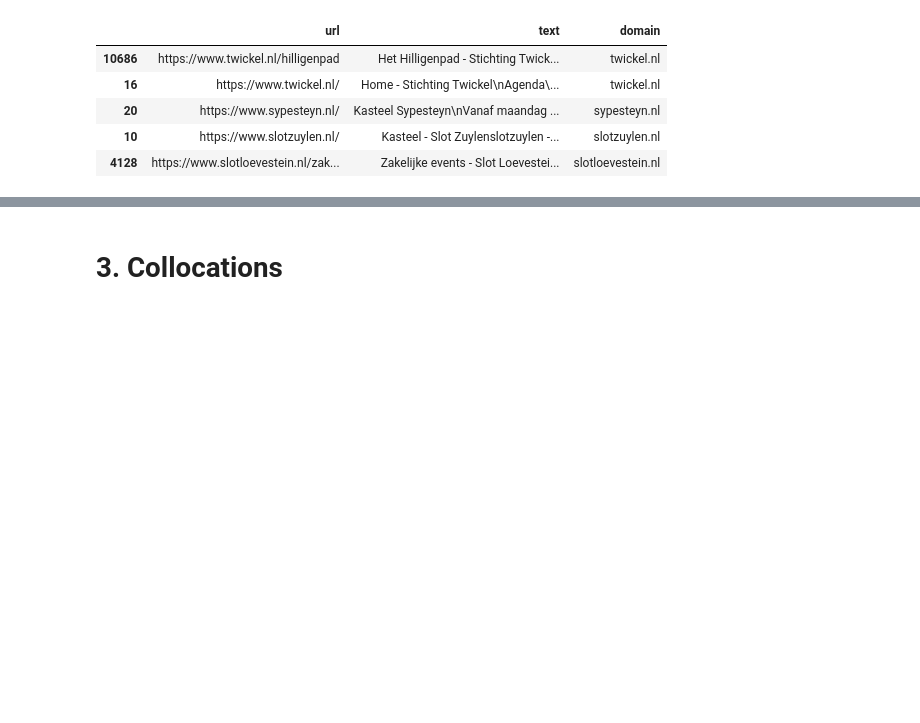
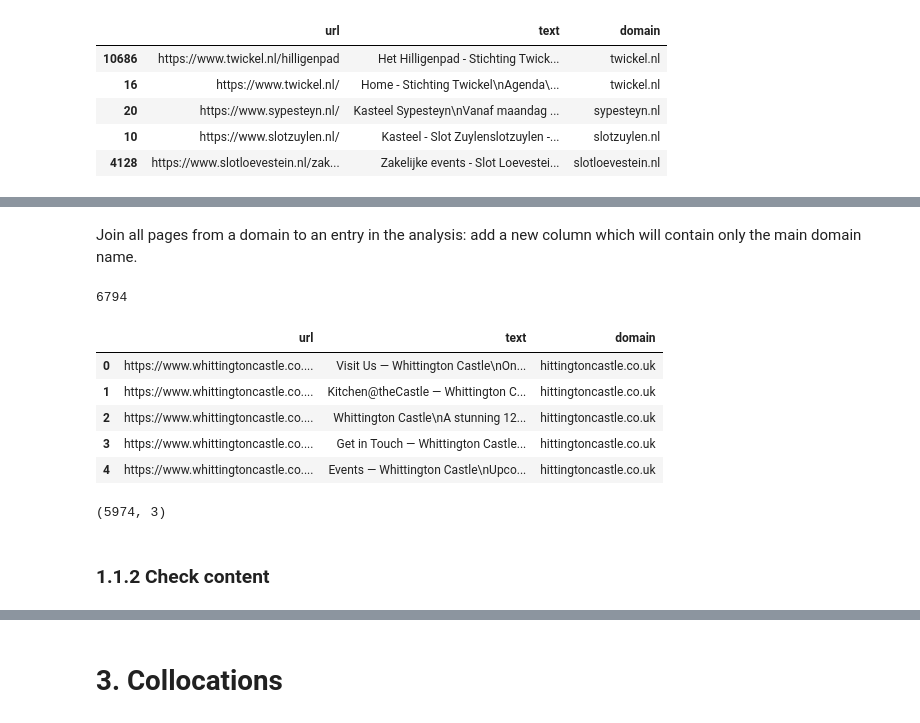
Before and after one commit to jazoza/HHD, a Jupyter notebook: 04_HH_narratives.ipynb, the cells around one changed output, grey strips where cells are left out. Drawn from its saved outputs; the diff is of its cells as text; code cells hidden in the pictures; blank space fills up the shorter version.

```diff
--- a/04_HH_narratives.ipynb
+++ b/04_HH_narratives.ipynb
@@ -446,0 +278,8 @@ with open(path+'jar/unlist_documents.pickle', 'rb') as handle_u:
+# %%
+raw_data_file = path+cc_list[1]+'_dataset_website-content-crawler.json'
+# %%
+# Import json data from Aipfy scraping
+df=pd.read_json(raw_data_file)
+
+# Print the DataFrame
+df
@@ -446,0 +288,4 @@ with open(path+'jar/unlist_documents.pickle', 'rb') as handle_u:
+# %%
+# select only two columns for analysis: url and text
+df=df[['url','text']]
+df.head()
@@ -446,0 +299,10 @@ with open(path+'jar/unlist_documents.pickle', 'rb') as handle_u:
+# %% [markdown]
+Join all pages from a domain to an entry in the analysis: add a new column which will contain only the main domain name.
+# %%
+# function to extract the main domain from the url in the dataset
+def extract_main_domain(url):
+    if not isinstance(str(url), str):
+        print('NOT VALID',url)
+        return None
+    match = re.findall('(?m)http(?:s?):\/\/.*?([^\.\/]+?\.[^\.]+?)(?:\/|$)', str(url)) #'www\.?([^/]+)'
+    return match[0].lstrip('www.') if match else None
@@ -446,0 +321,18 @@ with open(path+'jar/unlist_documents.pickle', 'rb') as handle_u:
+# %%
+# this cell can be skipped, it is only for verification
+
+# check how many lines in the dataframe have a matching link to the list of urls
+print(len(matching_links))
+# %% [output]
+6794
+# %%
+# Add a new column 'domain' and fill it by applying the extract_main_domain function to the 'url' column
+df['domain'] = df['url'].apply(extract_main_domain)
+df.head()
+# %% [output]
+|  | url | text | domain |
+| 0 | https://www.whittingtoncastle.co.... | Visit Us — Whittington Castle\nOn... | hittingtoncastle.co.uk |
+| 1 | https://www.whittingtoncastle.co.... | Kitchen@theCastle — Whittington C... | hittingtoncastle.co.uk |
+| 2 | https://www.whittingtoncastle.co.... | Whittington Castle\nA stunning 12... | hittingtoncastle.co.uk |
+| 3 | https://www.whittingtoncastle.co.... | Get in Touch — Whittington Castle... | hittingtoncastle.co.uk |
+| 4 | https://www.whittingtoncastle.co.... | Events — Whittington Castle\nUpco... | hittingtoncastle.co.uk |
@@ -446,0 +348,7 @@ with open(path+'jar/unlist_documents.pickle', 'rb') as handle_u:
+# %%
+df = df[~df.index.isin(duplicate_rows.index.tolist())]
+df.shape
+# %% [output]
+(5974, 3)
+# %% [markdown]
+### 1.1.2 Check content
```
Also changed, not shown: parts of 61 cells of this notebook.
